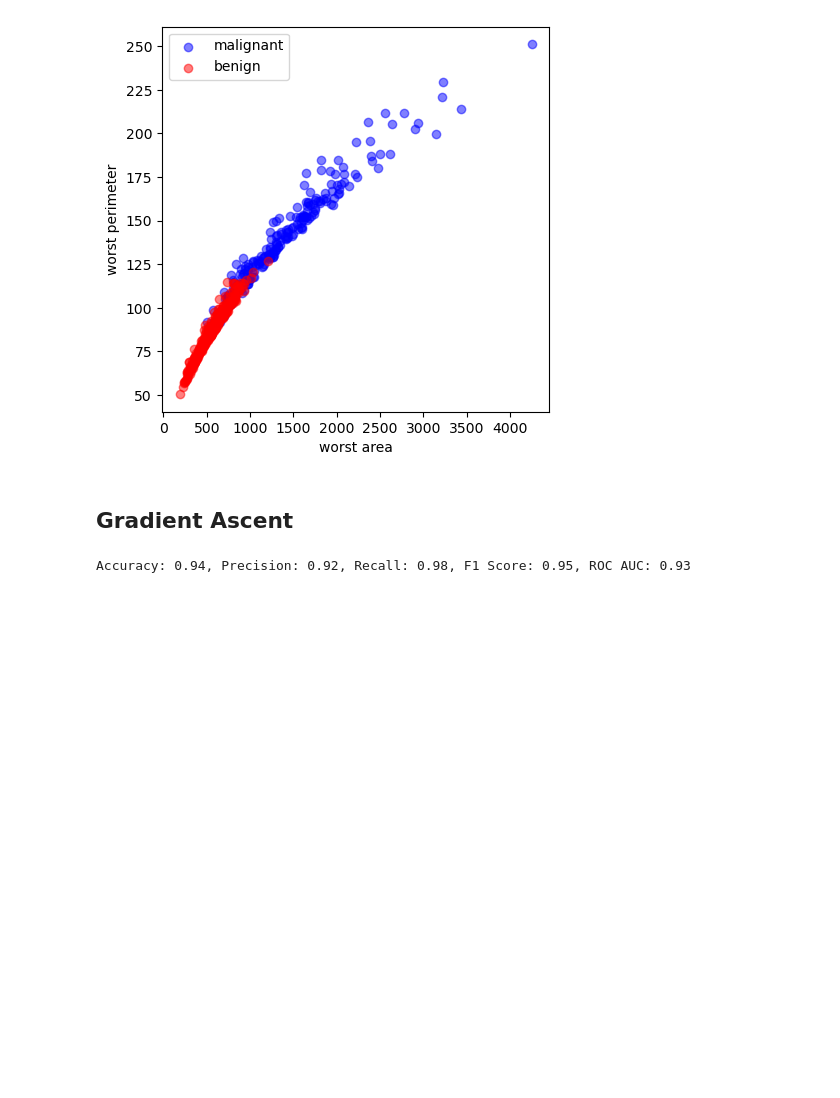
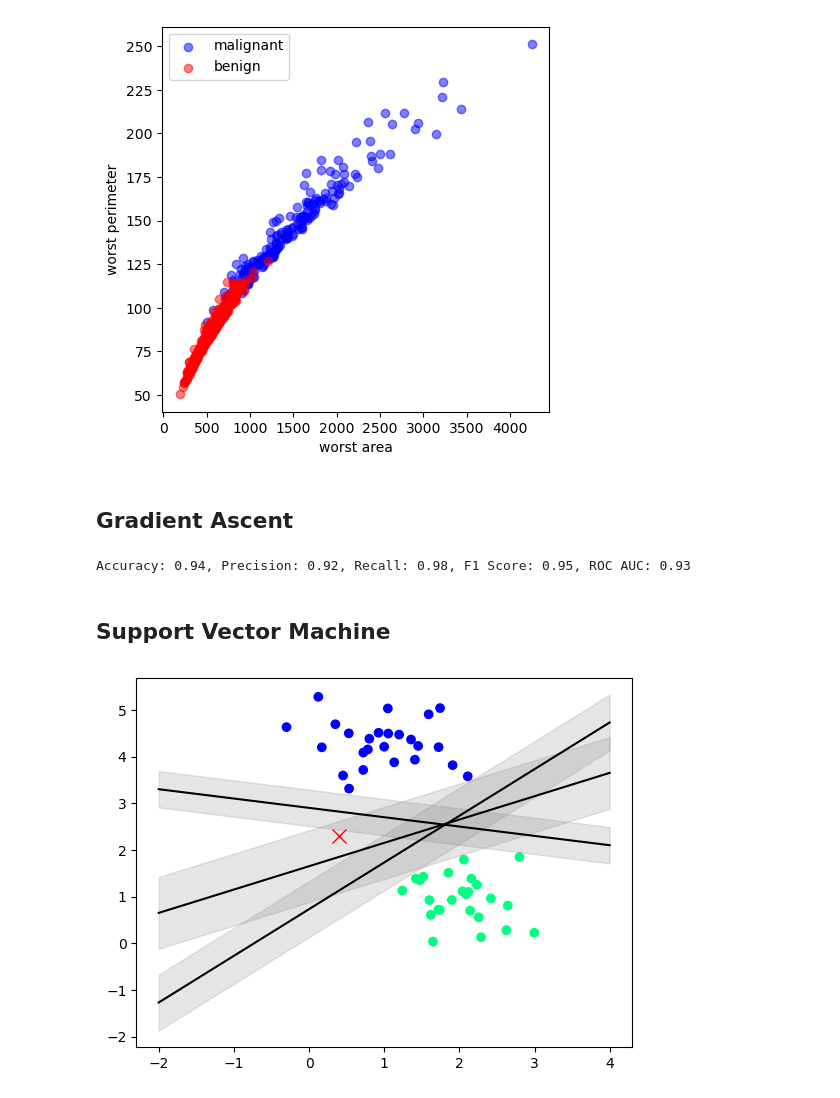
Before and after one commit to hc-sun/python-data-science, a Jupyter notebook: machine_learning.ipynb, the cells around one changed output. Cells and saved outputs as stored; diff of their text form; code cells hidden in the pictures; blank space fills up the shorter version.

Commit message:
added svm plot

```diff
--- a/machine_learning.ipynb
+++ b/machine_learning.ipynb
@@ -317,3 +317,20 @@ roc_auc = (np.sum((y_test == 1) & (h_theta >= 0.5)) / np.sum(y_test == 1) + np.s
 print("Accuracy: {:.2f}, Precision: {:.2f}, Recall: {:.2f}, F1 Score: {:.2f}, ROC AUC: {:.2f}".format(accuracy, precision, recall, f1_score, roc_auc))
 # %% [output]
 Accuracy: 0.94, Precision: 0.92, Recall: 0.98, F1 Score: 0.95, ROC AUC: 0.93
+# %% [markdown]
+## Support Vector Machine
+# %%
+from sklearn.datasets import make_blobs
+
+X, y = make_blobs(n_samples=50, centers=2, random_state=0, cluster_std=0.5)
+
+xfit = np.linspace(-2, 4)
+plt.scatter(X[:, 0], X[:, 1], c=y, cmap='winter')
+plt.plot([0.4], [2.3], 'x', color='red', markersize=10)
+
+for m, b, d in [(1, 0.73, 0.6), (0.5, 1.65, 0.77), (-0.2, 2.9, 0.39)]:
+    yfit = m * xfit + b
+    plt.plot(xfit, yfit, '-k')
+    plt.fill_between(xfit, yfit-d, yfit+d, color='grey', alpha=0.2)
+# %% [output]
+[figure, added]
```
